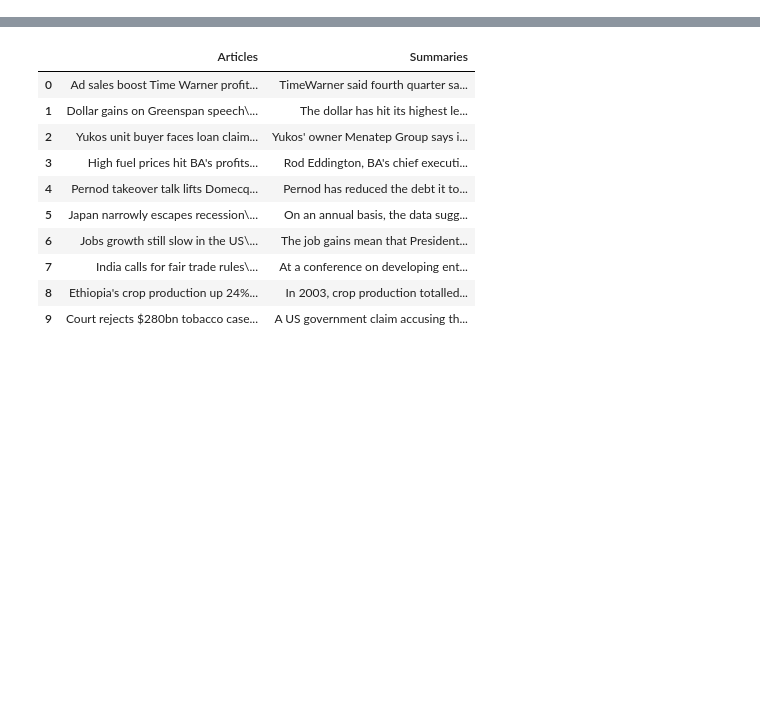
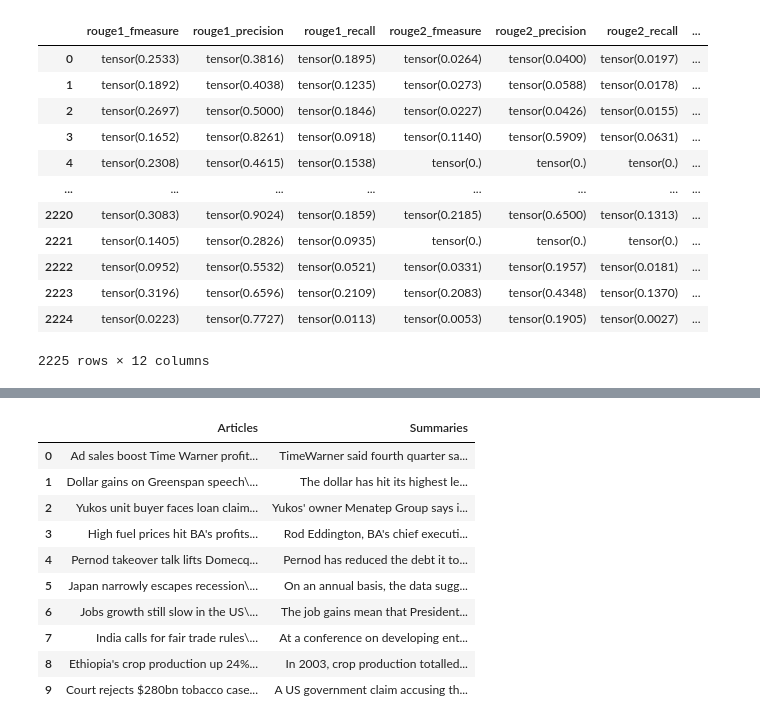
Before and after one commit to ZeyadMashhour/text_summarization, a Jupyter notebook: Testing.ipynb, the cells around one changed output, grey strips where cells are left out. Cells and saved outputs as stored; diff of their text form; code cells hidden in the pictures; blank space fills up the shorter version.

```diff
--- a/Testing.ipynb
+++ b/Testing.ipynb
@@ -88,0 +200,18 @@ read_file.to_csv (path)
+# %%
+#lexRank_scores.to_csv("lsa_algorithm_summary_on_BBC_dataset.csv")
+zx = pd.read_csv("lsa_algorithm_summary_on_BBC_dataset.csv",index_col=0)
+zx
+# %% [output]
+|  | rouge1_fmeasure | rouge1_precision | rouge1_recall | rouge2_fmeasure | rouge2_precision | rouge2_recall | ... |
+| 0 | tensor(0.2533) | tensor(0.3816) | tensor(0.1895) | tensor(0.0264) | tensor(0.0400) | tensor(0.0197) | ... |
+| 1 | tensor(0.1892) | tensor(0.4038) | tensor(0.1235) | tensor(0.0273) | tensor(0.0588) | tensor(0.0178) | ... |
+| 2 | tensor(0.2697) | tensor(0.5000) | tensor(0.1846) | tensor(0.0227) | tensor(0.0426) | tensor(0.0155) | ... |
+| 3 | tensor(0.1652) | tensor(0.8261) | tensor(0.0918) | tensor(0.1140) | tensor(0.5909) | tensor(0.0631) | ... |
+| 4 | tensor(0.2308) | tensor(0.4615) | tensor(0.1538) | tensor(0.) | tensor(0.) | tensor(0.) | ... |
+| ... | ... | ... | ... | ... | ... | ... | ... |
+| 2220 | tensor(0.3083) | tensor(0.9024) | tensor(0.1859) | tensor(0.2185) | tensor(0.6500) | tensor(0.1313) | ... |
+| 2221 | tensor(0.1405) | tensor(0.2826) | tensor(0.0935) | tensor(0.) | tensor(0.) | tensor(0.) | ... |
+| 2222 | tensor(0.0952) | tensor(0.5532) | tensor(0.0521) | tensor(0.0331) | tensor(0.1957) | tensor(0.0181) | ... |
+| 2223 | tensor(0.3196) | tensor(0.6596) | tensor(0.2109) | tensor(0.2083) | tensor(0.4348) | tensor(0.1370) | ... |
+| 2224 | tensor(0.0223) | tensor(0.7727) | tensor(0.0113) | tensor(0.0053) | tensor(0.1905) | tensor(0.0027) | ... |
+2225 rows × 12 columns
```
Also changed, not shown: parts of 30 cells of this notebook, 5 other files.
